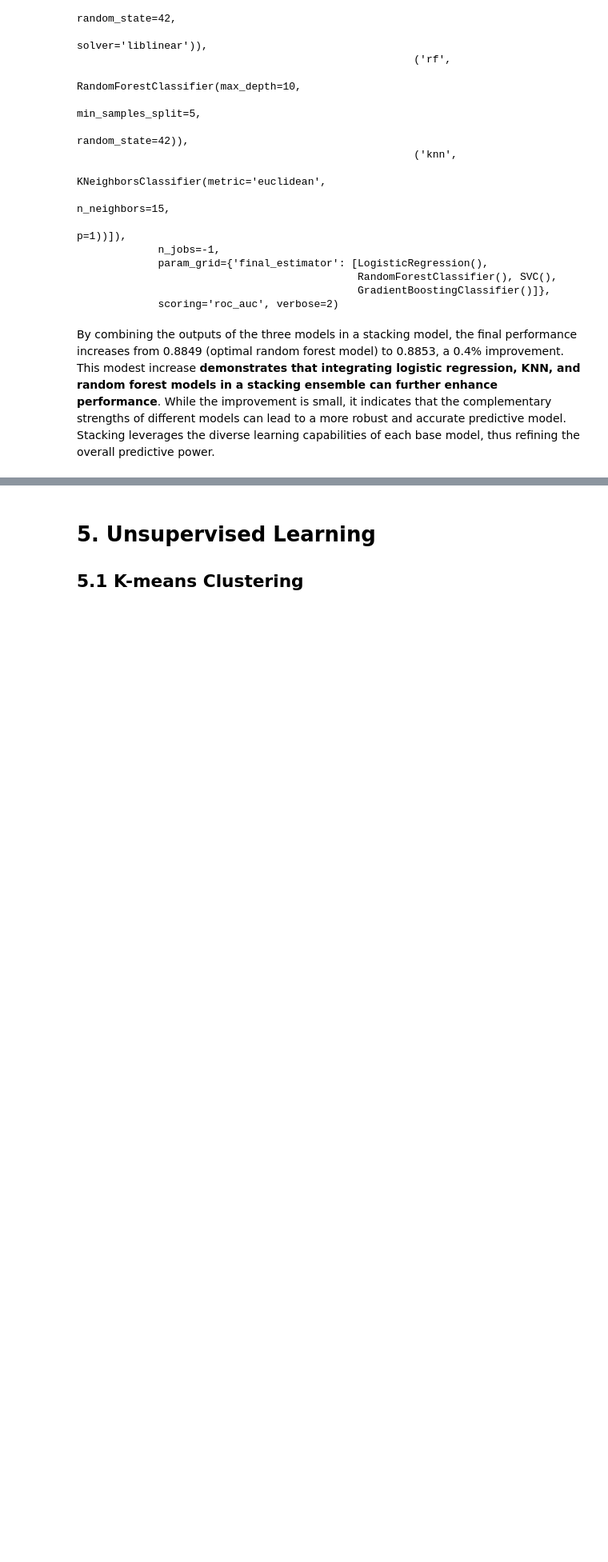
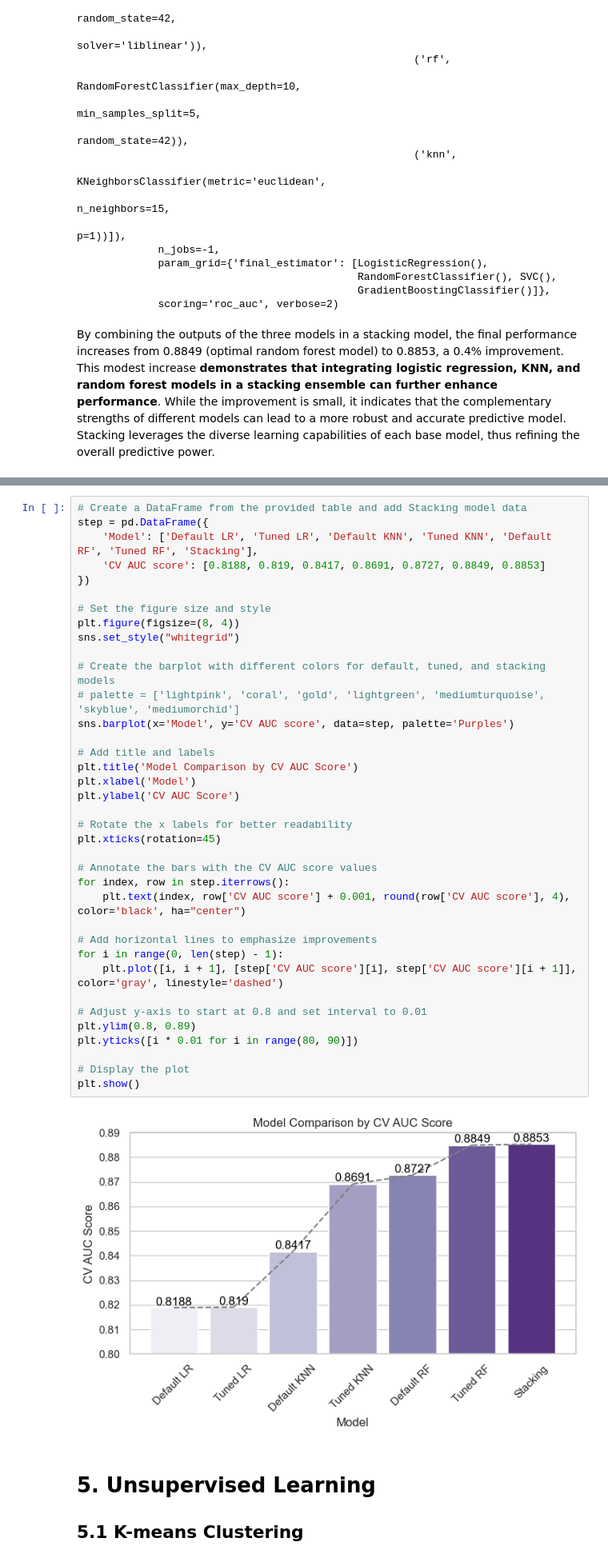
Before and after one commit to MACS-33002/macs-33002-2024s-Mendyhao, a Jupyter notebook: P4_evaluation.ipynb, the cells around one changed output, grey strips where cells are left out. Shown at 80% size. Saved outputs shown, nothing was run; the diff lists cells and outputs as text; blank space fills up the shorter version.

```diff
--- a/P4_evaluation.ipynb
+++ b/P4_evaluation.ipynb
@@ -1100,3 +1124,42 @@ By combining the outputs of the three models in a stacking model, the final perf
+# %%
+# Create a DataFrame from the provided table and add Stacking model data
+step = pd.DataFrame({
+    'Model': ['Default LR', 'Tuned LR', 'Default KNN', 'Tuned KNN', 'Default RF', 'Tuned RF', 'Stacking'],
+    'CV AUC score': [0.8188, 0.819, 0.8417, 0.8691, 0.8727, 0.8849, 0.8853]
+})
+
+# Set the figure size and style
+plt.figure(figsize=(8, 4))
+sns.set_style("whitegrid")
+
+# Create the barplot with different colors for default, tuned, and stacking models
+# palette = ['lightpink', 'coral', 'gold', 'lightgreen', 'mediumturquoise', 'skyblue', 'mediumorchid']
+sns.barplot(x='Model', y='CV AUC score', data=step, palette='Purples')
+
+# Add title and labels
+plt.title('Model Comparison by CV AUC Score')
+plt.xlabel('Model')
+plt.ylabel('CV AUC Score')
+
+# Rotate the x labels for better readability
+plt.xticks(rotation=45)
+
+# Annotate the bars with the CV AUC score values
+for index, row in step.iterrows():
+    plt.text(index, row['CV AUC score'] + 0.001, round(row['CV AUC score'], 4), color='black', ha="center")
+
+# Add horizontal lines to emphasize improvements
+for i in range(0, len(step) - 1):
+    plt.plot([i, i + 1], [step['CV AUC score'][i], step['CV AUC score'][i + 1]], color='gray', linestyle='dashed')
+
+# Adjust y-axis to start at 0.8 and set interval to 0.01
+plt.ylim(0.8, 0.89)
+plt.yticks([i * 0.01 for i in range(80, 90)])
+
+# Display the plot
+plt.show()
+# %% [output]
+[figure, added]
 # %% [markdown]
 # **5. Unsupervised Learning**
 
```
Also changed, not shown: parts of 14 cells of this notebook.
